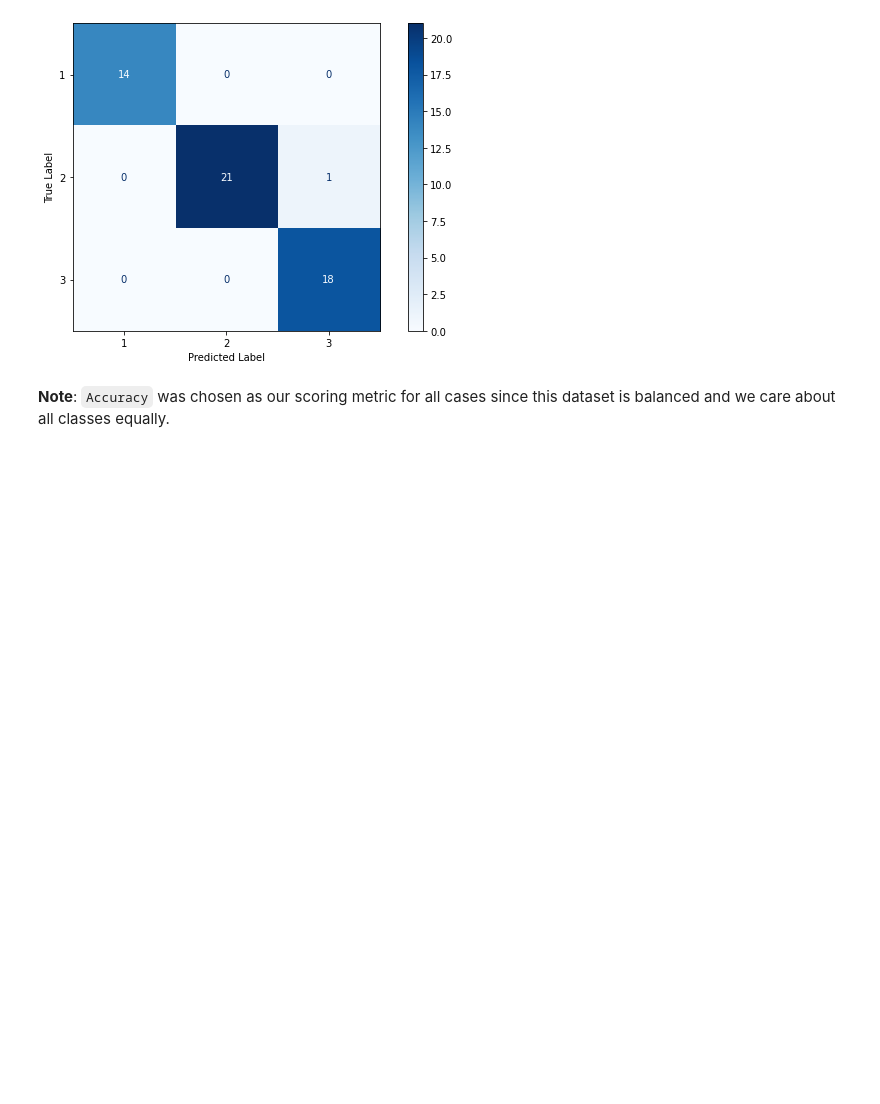
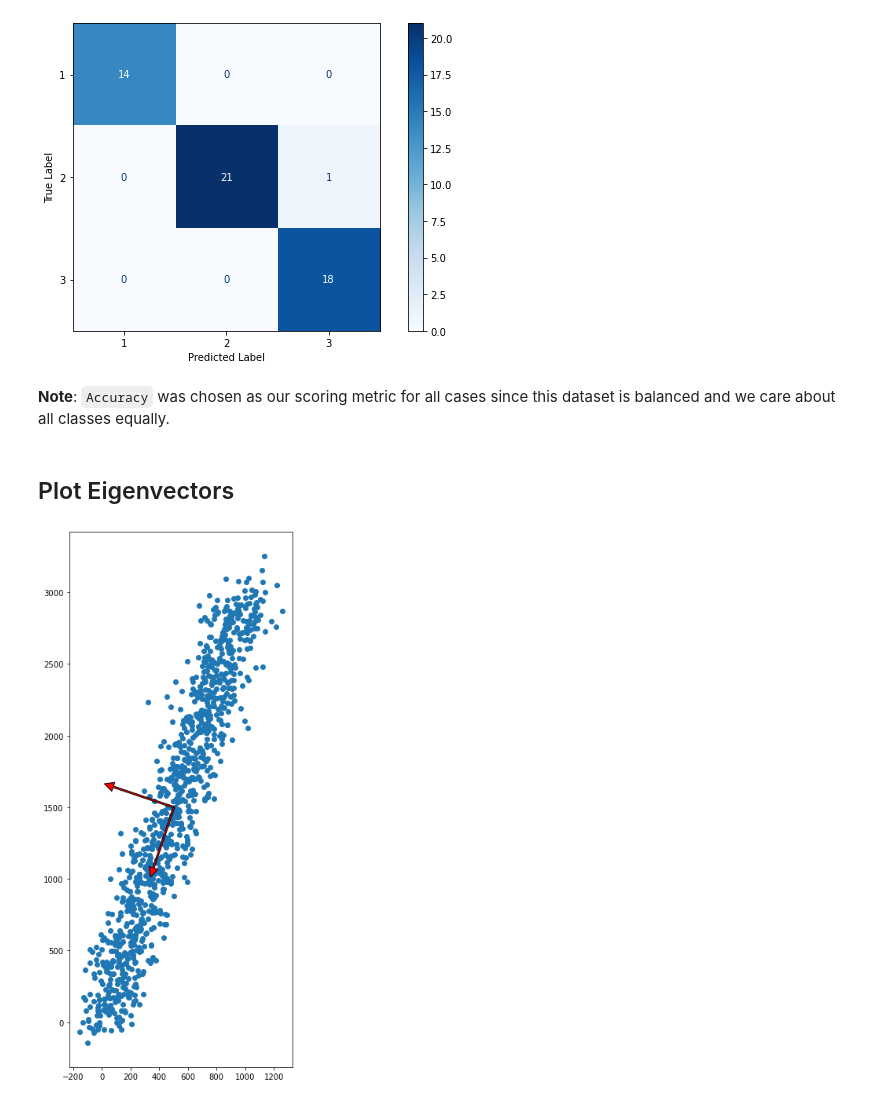
Before and after one commit to broepke/PCA, a Jupyter notebook: PCA.ipynb, the cells around one changed output. Saved outputs shown, nothing was run; the diff lists cells and outputs as text; code cells hidden in the pictures; blank space fills up the shorter version.

Commit message:
Added Eigen Plot

```diff
--- a/PCA.ipynb
+++ b/PCA.ipynb
@@ -389,3 +393,35 @@ weighted avg      0.982     0.981     0.982        54
 [figure]
 # %% [markdown]
 **Note**: `Accuracy` was chosen as our scoring metric for all cases since this dataset is balanced and we care about all classes equally.
+# %% [markdown]
+## Plot Eigenvectors
+# %%
+N = 1000
+xTrue = np.linspace(0, 1000, N)
+yTrue = 3 * xTrue
+xData = xTrue + np.random.normal(0, 100, N)
+yData = yTrue + np.random.normal(0, 100, N)
+xData = np.reshape(xData, (N, 1))
+yData = np.reshape(yData, (N, 1))
+data = np.hstack((xData, yData))
+
+mu = data.mean(axis=0)
+data = data - mu
+eigenvectors, eigenvalues, V = np.linalg.svd(data.T, full_matrices=False)
+projected_data = np.dot(data, eigenvectors)
+sigma = projected_data.std(axis=0).mean()
+
+fig, ax = plt.subplots(figsize=(10,10))
+ax.scatter(xData, yData)
+for axis in eigenvectors:
+    start, end = mu, mu + sigma * axis
+    ax.annotate(
+        '', xy=end, xycoords='data',
+        xytext=start, textcoords='data',
+        arrowprops=dict(facecolor='red', width=2.0))
+ax.set_aspect('equal')
+plt.tight_layout()
+plt.savefig('pcavisualize_5.png', dpi=300)
+plt.show()
+# %% [output]
+[figure, added]
```
Also changed, not shown: parts of 1 cell of this notebook, 1 other file.
